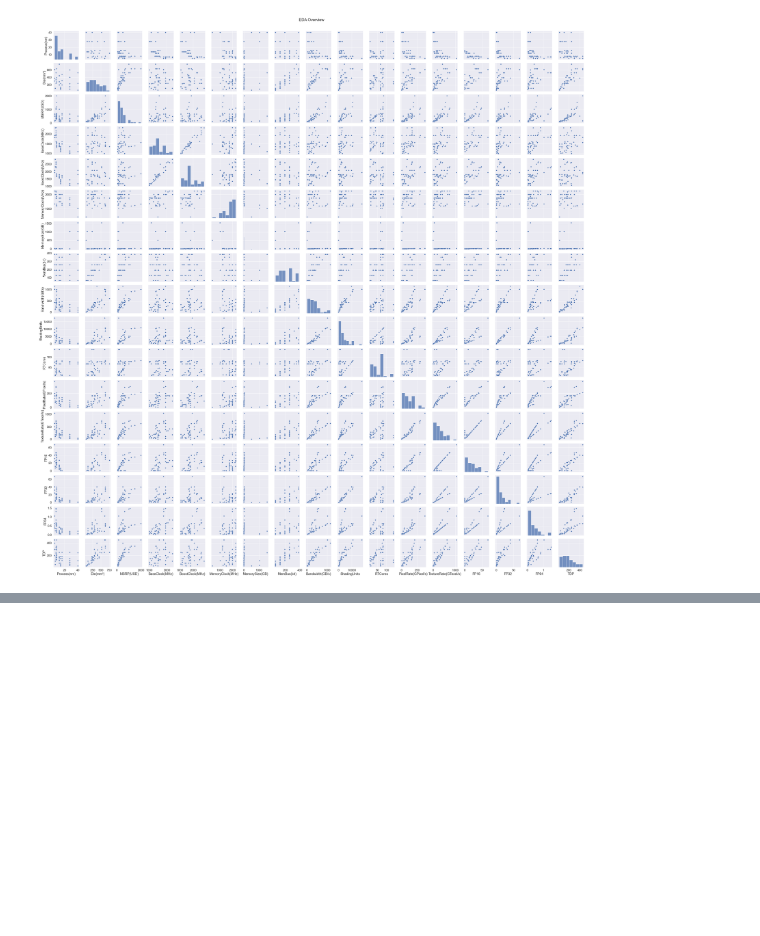
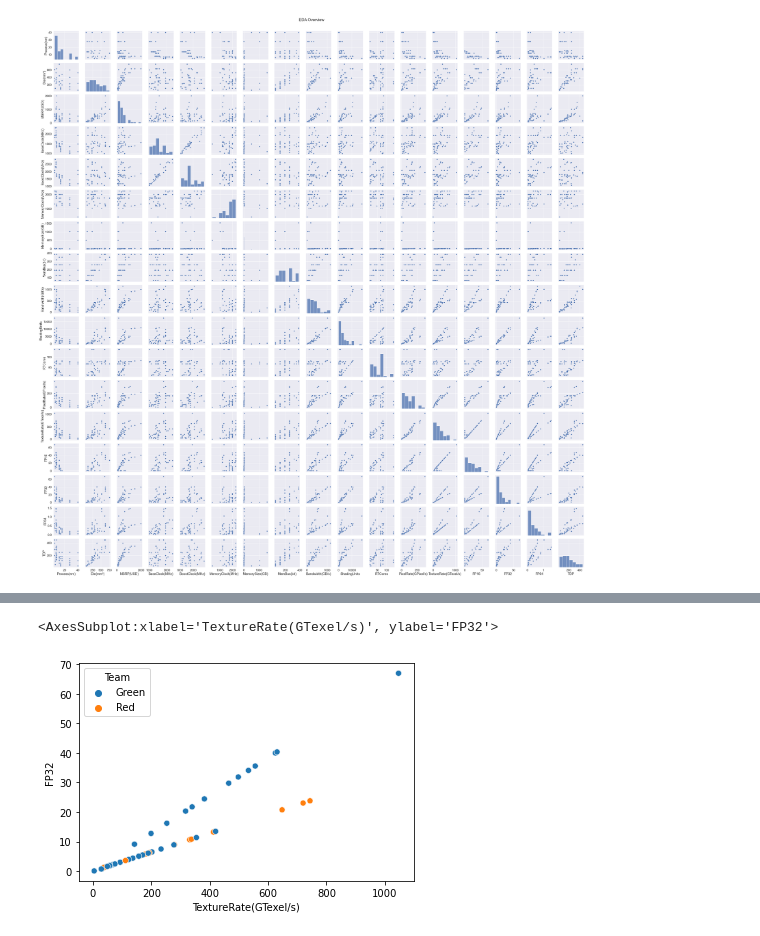
Before and after one commit to jab9k2/Graphics-Cards, a Jupyter notebook: main.ipynb, the cells around one changed output, grey strips where cells are left out. Saved outputs shown, nothing was run; the diff lists cells and outputs as text; code cells hidden in the pictures; blank space fills up the shorter version.

```diff
--- a/main.ipynb
+++ b/main.ipynb
@@ -377,3 +349,7 @@ g.fig.suptitle('EDA Overview', y = 1.01)
 # %% [output]
 Text(0.5, 1.01, 'EDA Overview')
 [figure]
+# %%
+df.loc[df['Name'].str.contains("NVIDIA"),'Team'] = 'Green'
+df.loc[df['Name'].str.contains("AMD"),'Team'] = 'Red'
+df['Team'] = df.Team.astype('category')
@@ -379,0 +376,5 @@ Text(0.5, 1.01, 'EDA Overview')
+# %%
+sns.scatterplot(x='TextureRate(GTexel/s)', y='FP32', data=df, hue= 'Team')
+# %% [output]
+<AxesSubplot:xlabel='TextureRate(GTexel/s)', ylabel='FP32'>
+[figure, added]
```
Also changed, not shown: parts of 6 cells of this notebook.
